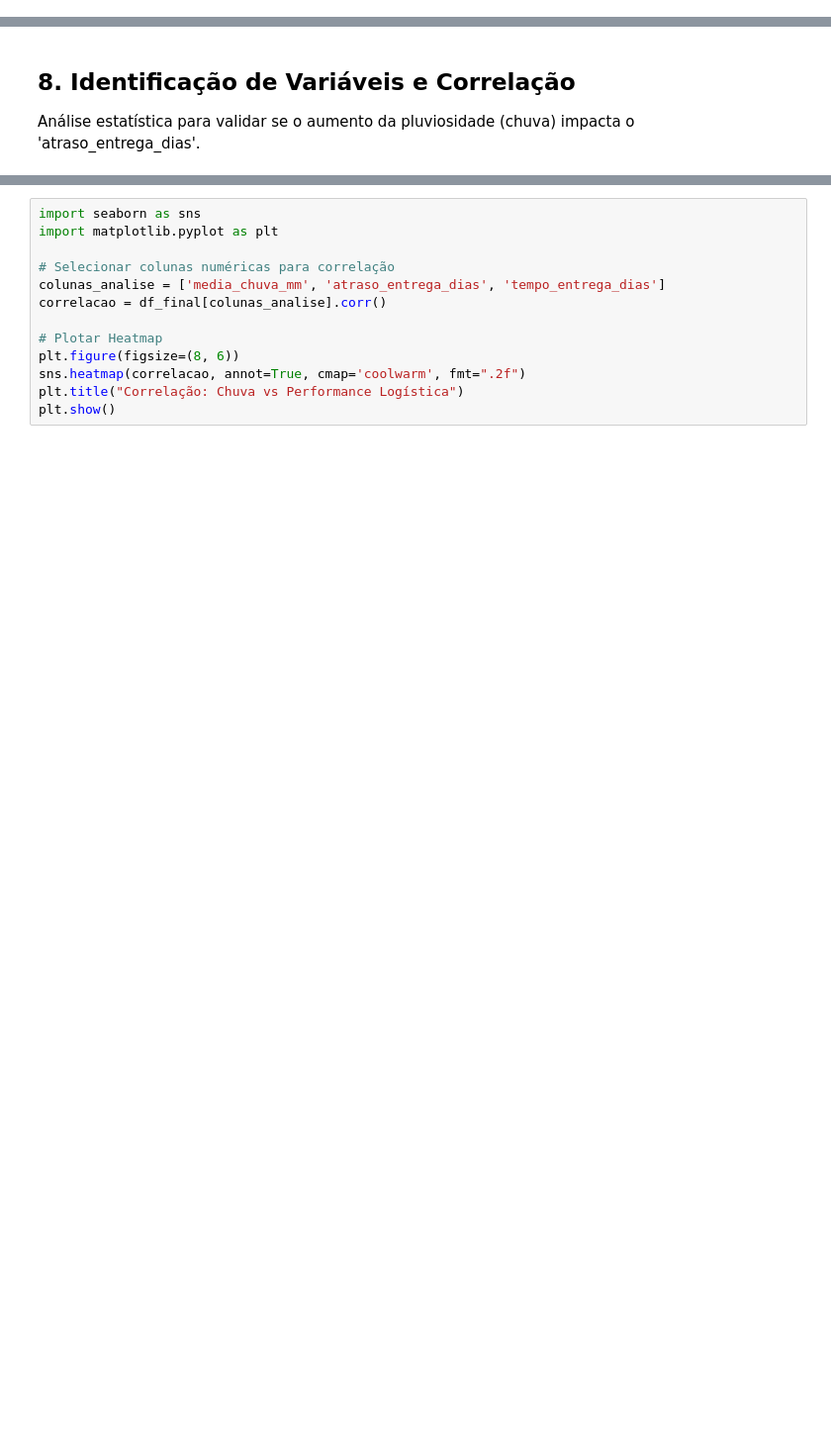
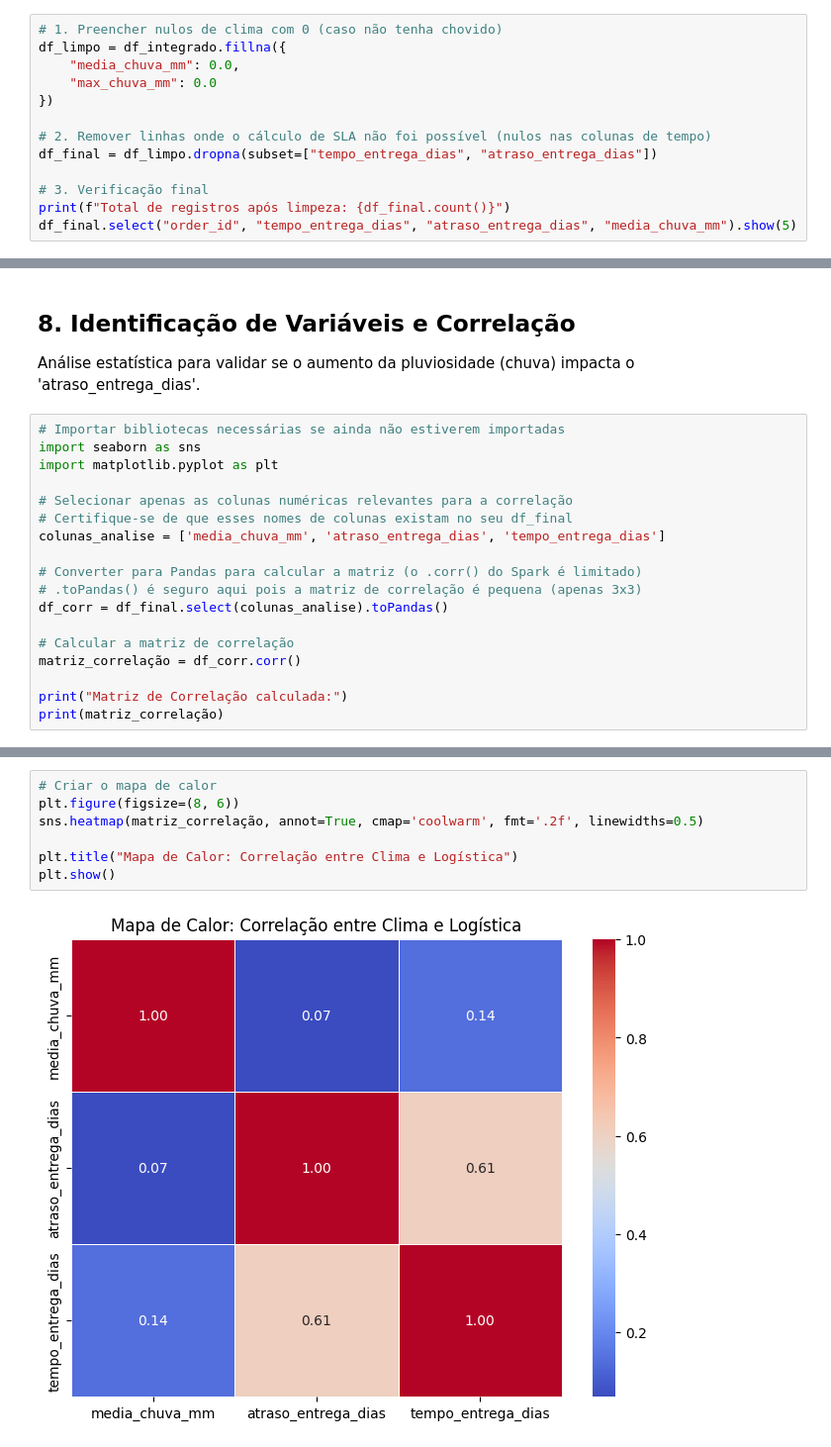
Before and after one commit to jacielefreitas63-tech/projeto-delivery-logistic, a Jupyter notebook: 1_limpeza_e_eda.ipynb, the cells around one changed output, grey strips where cells are left out. Shown at 99% size. Saved outputs shown, nothing was run; the diff lists cells and outputs as text; blank space fills up the shorter version.

```diff
--- a/1_limpeza_e_eda.ipynb
+++ b/1_limpeza_e_eda.ipynb
@@ -678,0 +677,13 @@ display(df_final.head())
+# %%
+# 1. Preencher nulos de clima com 0 (caso não tenha chovido)
+df_limpo = df_integrado.fillna({
+    "media_chuva_mm": 0.0,
+    "max_chuva_mm": 0.0
+})
+
+# 2. Remover linhas onde o cálculo de SLA não foi possível (nulos nas colunas de tempo)
+df_final = df_limpo.dropna(subset=["tempo_entrega_dias", "atraso_entrega_dias"])
+
+# 3. Verificação final
+print(f"Total de registros após limpeza: {df_final.count()}")
+df_final.select("order_id", "tempo_entrega_dias", "atraso_entrega_dias", "media_chuva_mm").show(5)
@@ -679,3 +752,21 @@ display(df_final.head())
 # %% [markdown]
 ## 8. Identificação de Variáveis e Correlação
 Análise estatística para validar se o aumento da pluviosidade (chuva) impacta o 'atraso_entrega_dias'.
+# %%
+# Importar bibliotecas necessárias se ainda não estiverem importadas
+import seaborn as sns
+import matplotlib.pyplot as plt
+
+# Selecionar apenas as colunas numéricas relevantes para a correlação
+# Certifique-se de que esses nomes de colunas existam no seu df_final
+colunas_analise = ['media_chuva_mm', 'atraso_entrega_dias', 'tempo_entrega_dias']
+
+# Converter para Pandas para calcular a matriz (o .corr() do Spark é limitado)
+# .toPandas() é seguro aqui pois a matriz de correlação é pequena (apenas 3x3)
+df_corr = df_final.select(colunas_analise).toPandas()
+
+# Calcular a matriz de correlação
+matriz_correlação = df_corr.corr()
+
+print("Matriz de Correlação calculada:")
+print(matriz_correlação)
@@ -682,13 +779,9 @@ Análise estatística para validar se o aumento da pluviosidade (chuva) impacta
 # %%
-import seaborn as sns
-import matplotlib.pyplot as plt
+# Criar o mapa de calor
+plt.figure(figsize=(8, 6))
+sns.heatmap(matriz_correlação, annot=True, cmap='coolwarm', fmt='.2f', linewidths=0.5)
 
-# Selecionar colunas numéricas para correlação
-colunas_analise = ['media_chuva_mm', 'atraso_entrega_dias', 'tempo_entrega_dias']
-correlacao = df_final[colunas_analise].corr()
-
-# Plotar Heatmap
-plt.figure(figsize=(8, 6))
-sns.heatmap(correlacao, annot=True, cmap='coolwarm', fmt=".2f")
-plt.title("Correlação: Chuva vs Performance Logística")
+plt.title("Mapa de Calor: Correlação entre Clima e Logística")
 plt.show()
+# %% [output]
+[figure, added]
```
Also changed, not shown: parts of 35 cells of this notebook.
